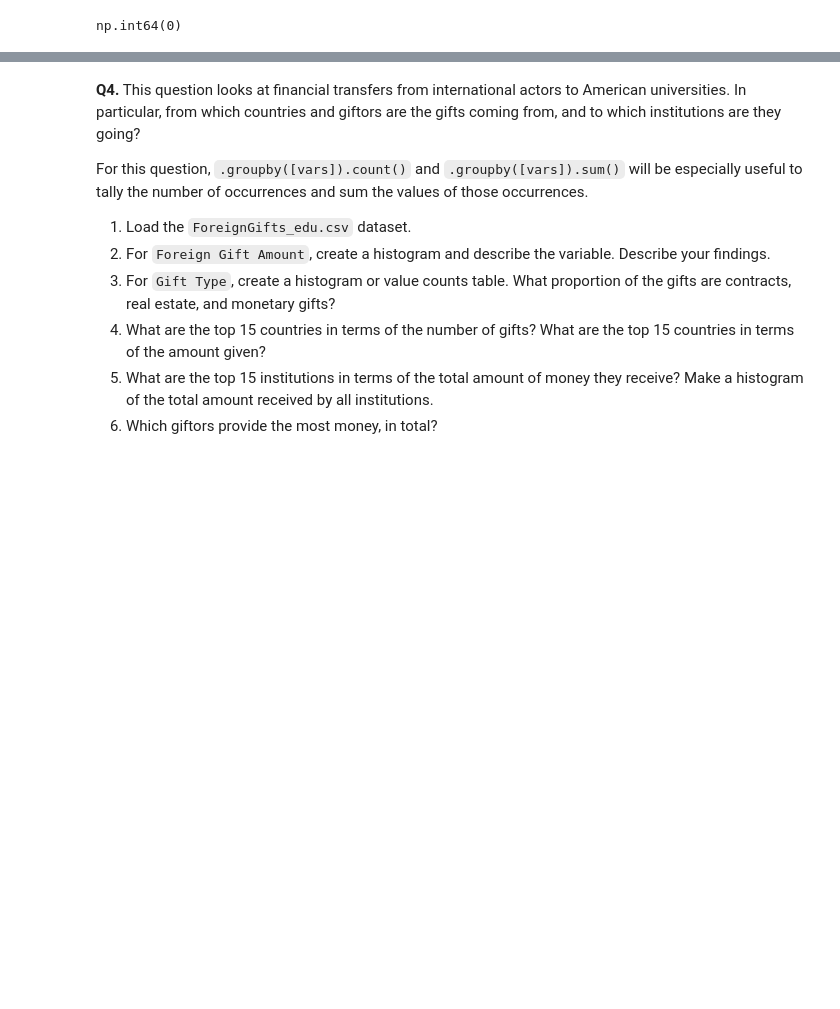
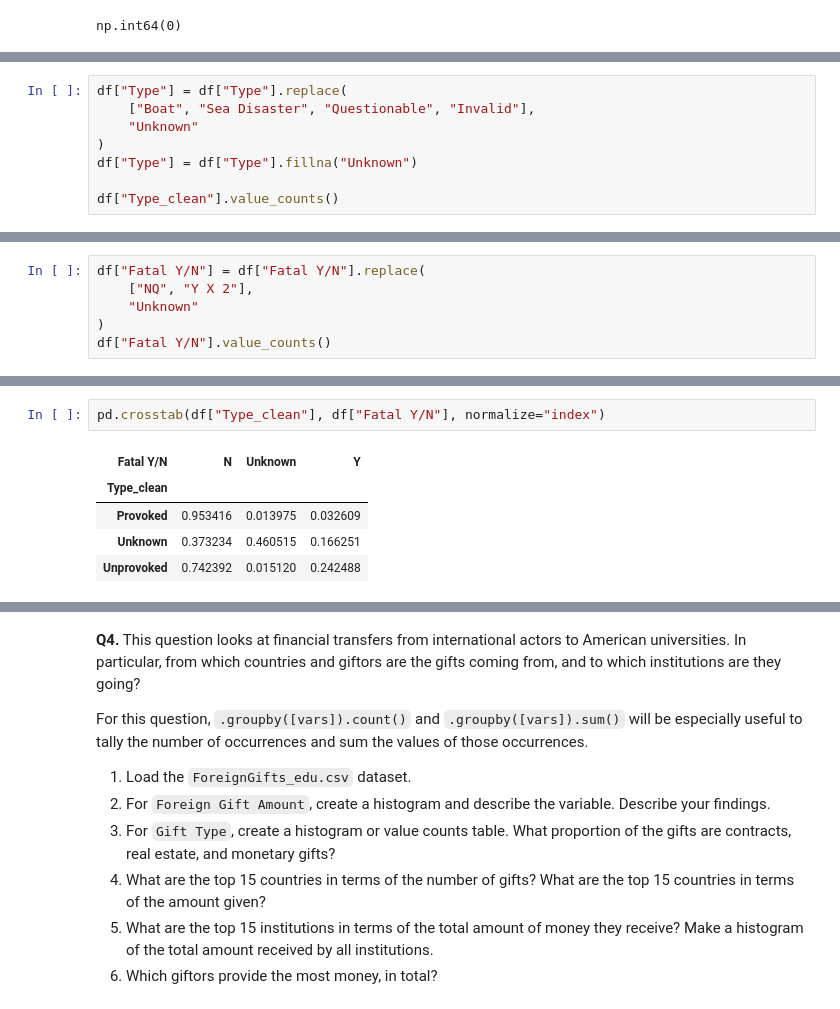
Before and after one commit to pateld07/undergrad_ml_assignments, a Jupyter notebook: 01_assignment_wrangling_and_eda.ipynb, the cells around one changed output, grey strips where cells are left out. Saved outputs shown, nothing was run; the diff lists cells and outputs as text; blank space fills up the shorter version.

```diff
--- a/01_assignment_wrangling_and_eda.ipynb
+++ b/01_assignment_wrangling_and_eda.ipynb
@@ -135,0 +200,8 @@ np.int64(0)
+# %%
+df["Type"] = df["Type"].replace(
+    ["Boat", "Sea Disaster", "Questionable", "Invalid"],
+    "Unknown"
+)
+df["Type"] = df["Type"].fillna("Unknown")
+
+df["Type_clean"].value_counts()
@@ -135,0 +220,6 @@ np.int64(0)
+# %%
+df["Fatal Y/N"] = df["Fatal Y/N"].replace(
+    ["NQ", "Y X 2"],
+    "Unknown"
+)
+df["Fatal Y/N"].value_counts()
@@ -136,3 +233,11 @@ np.int64(0)
+# %%
+pd.crosstab(df["Type_clean"], df["Fatal Y/N"], normalize="index")
+# %% [output]
+| Fatal Y/N | N | Unknown | Y |
+| Type_clean |  |  |  |
+| Provoked | 0.953416 | 0.013975 | 0.032609 |
+| Unknown | 0.373234 | 0.460515 | 0.166251 |
+| Unprovoked | 0.742392 | 0.015120 | 0.242488 |
 # %% [markdown]
 **Q3.** Open the "tidy_data.pdf" document available in `https://github.com/ds4e/wrangling`, which is a paper called *Tidy Data* by Hadley Wickham.
 
```
Also changed, not shown: parts of 15 cells of this notebook.
